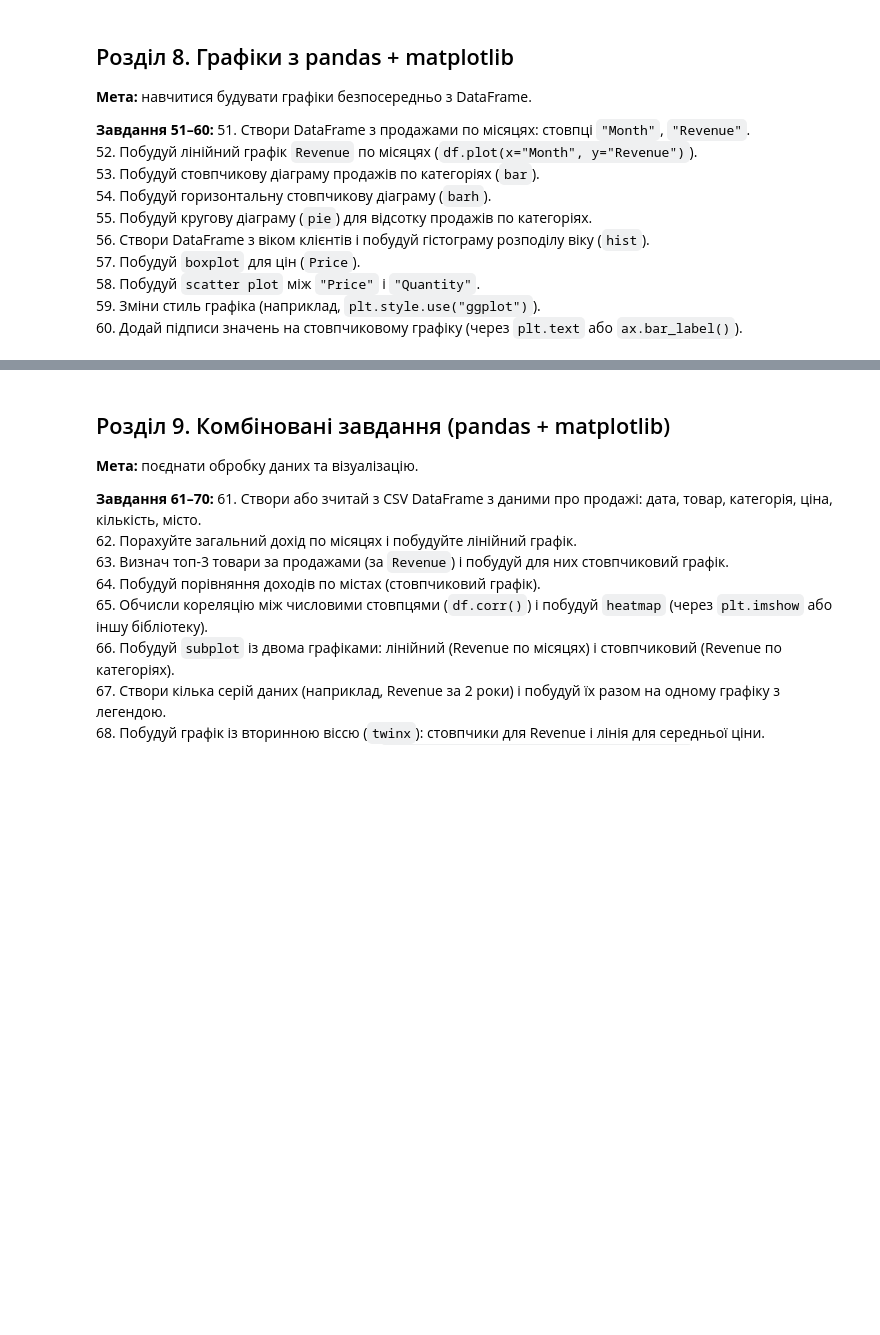
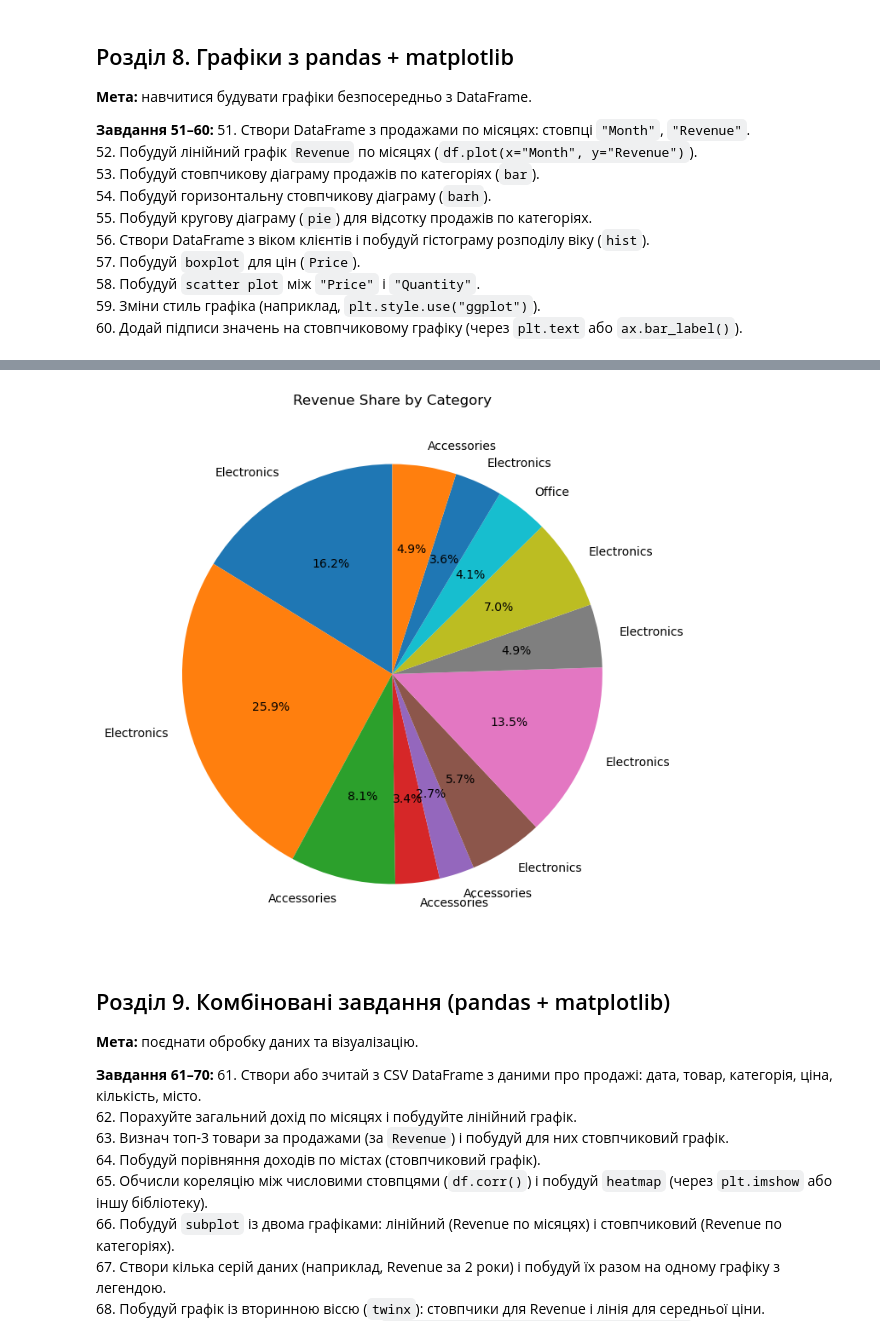
Before and after one commit to HalynaYaremenko/test-tasks-Python, a Jupyter notebook: pandas_matplotlib_practice.ipynb, the cells around one changed output, grey strips where cells are left out. Cells and saved outputs as stored; diff of their text form; code cells hidden in the pictures; blank space fills up the shorter version.

```diff
--- a/pandas_matplotlib_practice.ipynb
+++ b/pandas_matplotlib_practice.ipynb
@@ -433,0 +621,16 @@ plt.show()
+# %%
+# 55. Побудуй кругову діаграму (`pie`) для відсотку продажів по категоріях.
+
+plt.figure(figsize=(8, 8))  # Розмір діаграми
+
+plt.pie(
+    df_sales["Revenue"],        # Значення
+    labels=df_sales["Category"],# Підписи секторів
+    autopct="%1.1f%%",          # Формат відсотків
+    startangle=90               # Початковий кут (красивіше)
+)
+
+plt.title("Revenue Share by Category")
+plt.show()
+# %% [output]
+[figure, added]
```
Also changed, not shown: parts of 22 cells of this notebook, 3 other files.
